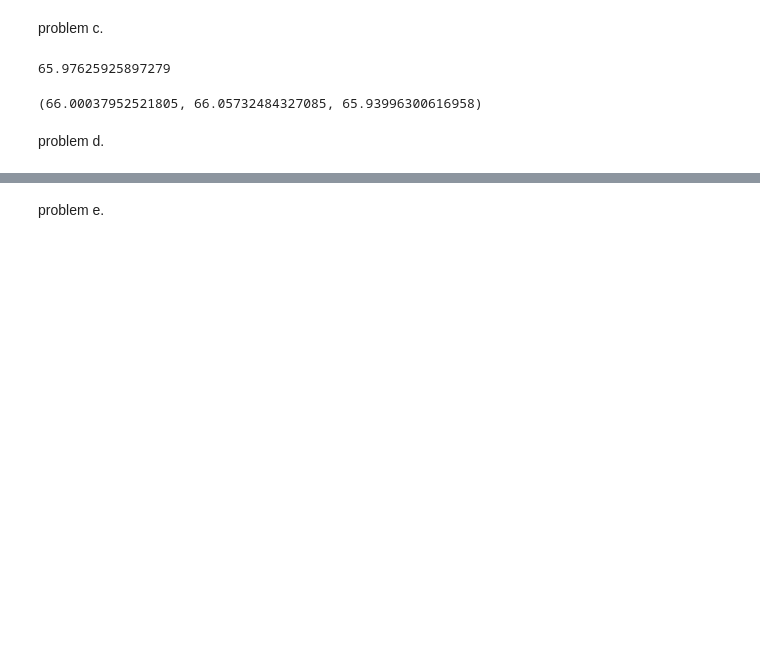
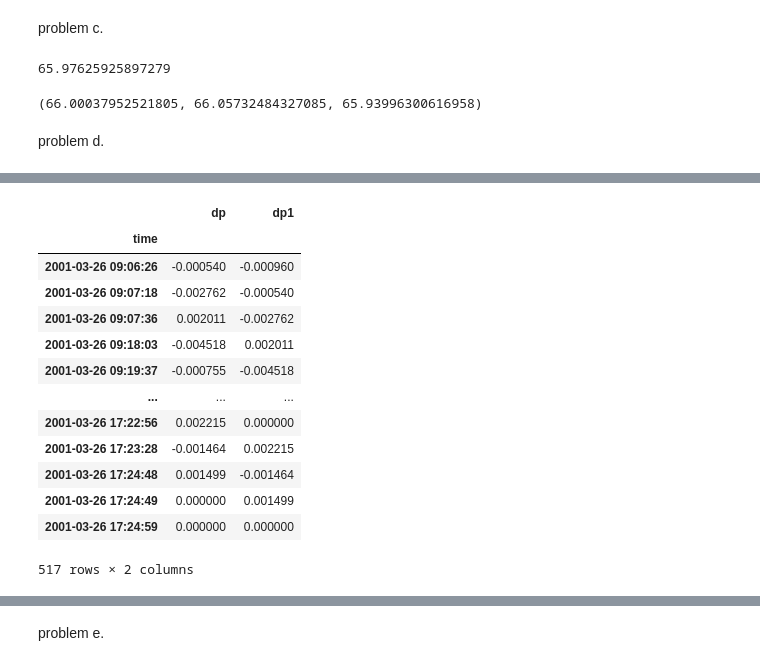
Before and after one commit to km0313/q.t-marketmicrostructure-Market-Liquidity-Theory-evidence-policy-quiz-solution, a Jupyter notebook: at 1주차과제.ipynb, the cells around one changed output, grey strips where cells are left out. Cells and saved outputs as stored; diff of their text form; code cells hidden in the pictures; blank space fills up the shorter version.

```diff
--- a/at 1주차과제.ipynb
+++ b/at 1주차과제.ipynb
@@ -123,0 +125,30 @@ agf
+# %%
+agf['dp'] = np.log(agf['pt']).diff(1)
+agf['dp1'] = agf['dp'].shift(1)
+dp = agf[['dp', 'dp1']].dropna()
+# roll's estimator
+# if the covariance is negative, the estimator is 2*sqrt(-covariance)
+# if the covariance is positive, the estimator is nan
+def roll_estimator(ts0, ts1):
+    if np.cov(ts0, ts1)[0,1] < 0:
+        roll = 2*np.sqrt(-np.cov(ts0, ts1)[0,1])
+    else :
+        roll = np.nan
+    return roll
+roll_tick = roll_estimator(dp['dp'], dp['dp1'])
+dp
+# %% [output]
+|  | dp | dp1 |
+| time |  |  |
+| 2001-03-26 09:06:26 | -0.000540 | -0.000960 |
+| 2001-03-26 09:07:18 | -0.002762 | -0.000540 |
+| 2001-03-26 09:07:36 | 0.002011 | -0.002762 |
+| 2001-03-26 09:18:03 | -0.004518 | 0.002011 |
+| 2001-03-26 09:19:37 | -0.000755 | -0.004518 |
+| ... | ... | ... |
+| 2001-03-26 17:22:56 | 0.002215 | 0.000000 |
+| 2001-03-26 17:23:28 | -0.001464 | 0.002215 |
+| 2001-03-26 17:24:48 | 0.001499 | -0.001464 |
+| 2001-03-26 17:24:49 | 0.000000 | 0.001499 |
+| 2001-03-26 17:24:59 | 0.000000 | 0.000000 |
+517 rows × 2 columns
```
Also changed, not shown: parts of 13 cells of this notebook, 9 other files.
